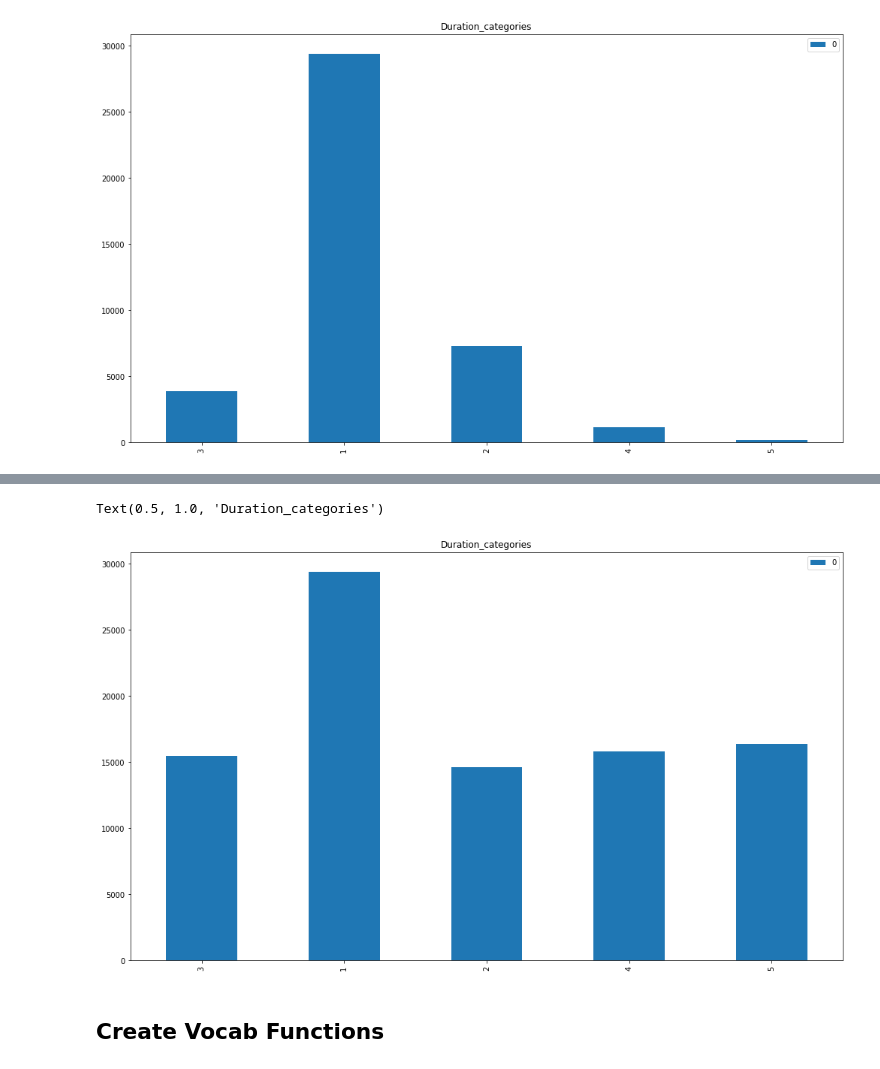
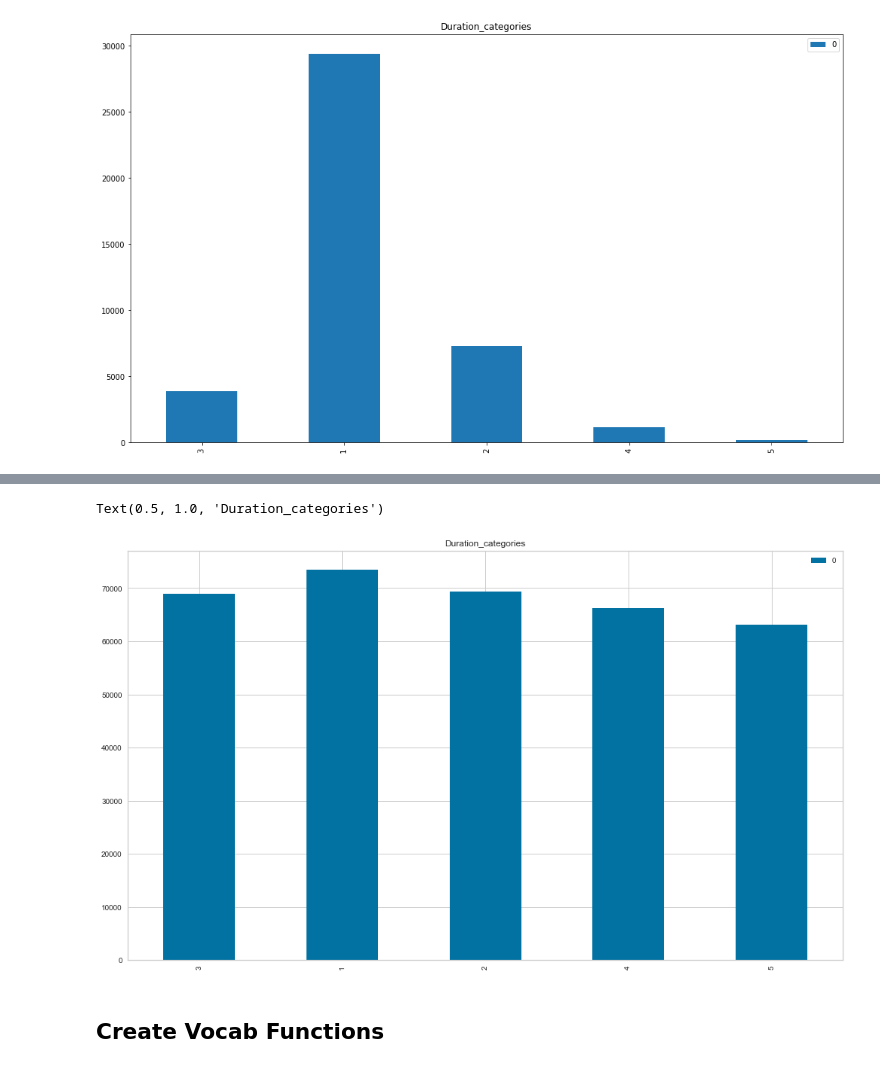
Before and after one commit to MaximeCarriere/Multi-Classification-Problem, a Jupyter notebook: Darwin_Exploration_Data_Keep_Text+Variables.ipynb, the cells around one changed output, grey strips where cells are left out. Saved outputs shown, nothing was run; the diff lists cells and outputs as text; code cells hidden in the pictures.

```diff
--- a/Darwin_Exploration_Data_Keep_Text+Variables.ipynb
+++ b/Darwin_Exploration_Data_Keep_Text+Variables.ipynb
@@ -103,7 +103,6 @@ from datetime import datetime, date
 plt.rcParams["figure.figsize"] = (17,10)
 # %%
 df = pd.read_csv('/Users/gz6009/Documents/Data_Science_Challenge/Darwin/Data/train_logs.csv')#.set_index('Date_time_start')
-df.index = pd.to_datetime(df.index)
 df
 # %% [output]
 |  | JDB_ID | Duration | Date_time_start | MAC_CODE | Type | Cause | Component | Comment1 | Comment2 | ... |
@@ -222,25 +237,25 @@ Text(0.5, 1.0, 'Duration_categories')
 # %%
-categories_2 =  df.loc[df['Duration_categories']==2][:round((len(df.loc[df['Duration_categories']==2])/2))]
-categories_3 =  df.loc[df['Duration_categories']==3][:round((len(df.loc[df['Duration_categories']==3])/2))]
+categories_2 =  df.loc[df['Duration_categories']==2][:round((len(df.loc[df['Duration_categories']==2])/1.5))]
+categories_3 =  df.loc[df['Duration_categories']==3][:round((len(df.loc[df['Duration_categories']==3])/1.5))]
 categories_4 =  df.loc[df['Duration_categories']==4][:round((len(df.loc[df['Duration_categories']==4])/2))]
 categories_5 =  df.loc[df['Duration_categories']==5][:round((len(df.loc[df['Duration_categories']==5])/2))]
 
 
 df_2 = df.loc[df['Duration_categories']>1]
-df_2 = pd.concat([df, pd.concat([categories_2]*2), pd.concat([categories_3]*6),
-           pd.concat([categories_4]*25), pd.concat([categories_5]*180)])
+df_2 = pd.concat([df, pd.concat([categories_2]*12), pd.concat([categories_3]*25),
+           pd.concat([categories_4]*110), pd.concat([categories_5]*700)])
 
 size_categorieS =[]
 name_categorieS = []
 
 for i in df_2['Duration_categories'].unique():
     size_categorieS.append(len(df_2 .loc[df_2['Duration_categories']==i]))
     name_categorieS.append(i)
 pd.DataFrame(size_categorieS, index=name_categorieS).plot.bar()
 plt.title('Duration_categories')
 # %% [output]
 Text(0.5, 1.0, 'Duration_categories')
-[figure, old version]
+[figure, new version]
 # %%
 df = df_2
 #from sklearn.utils import shuffle
```
Also changed, not shown: parts of 16 cells of this notebook.
